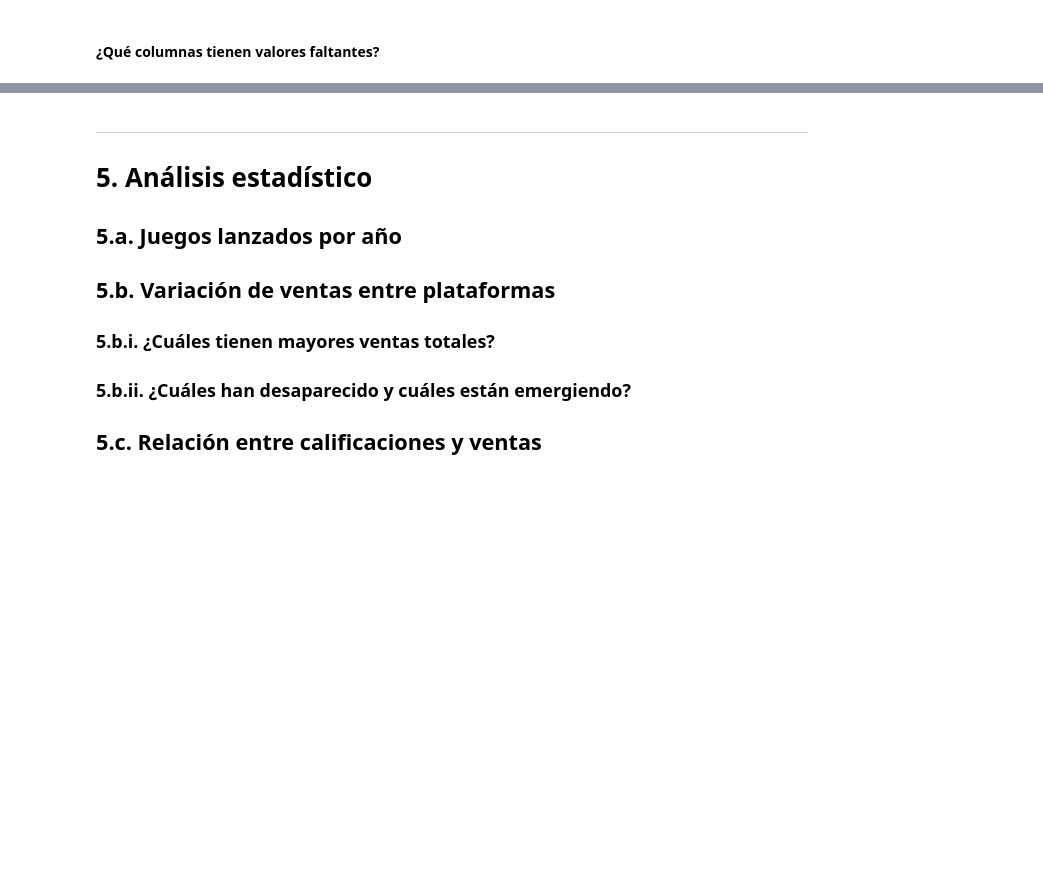
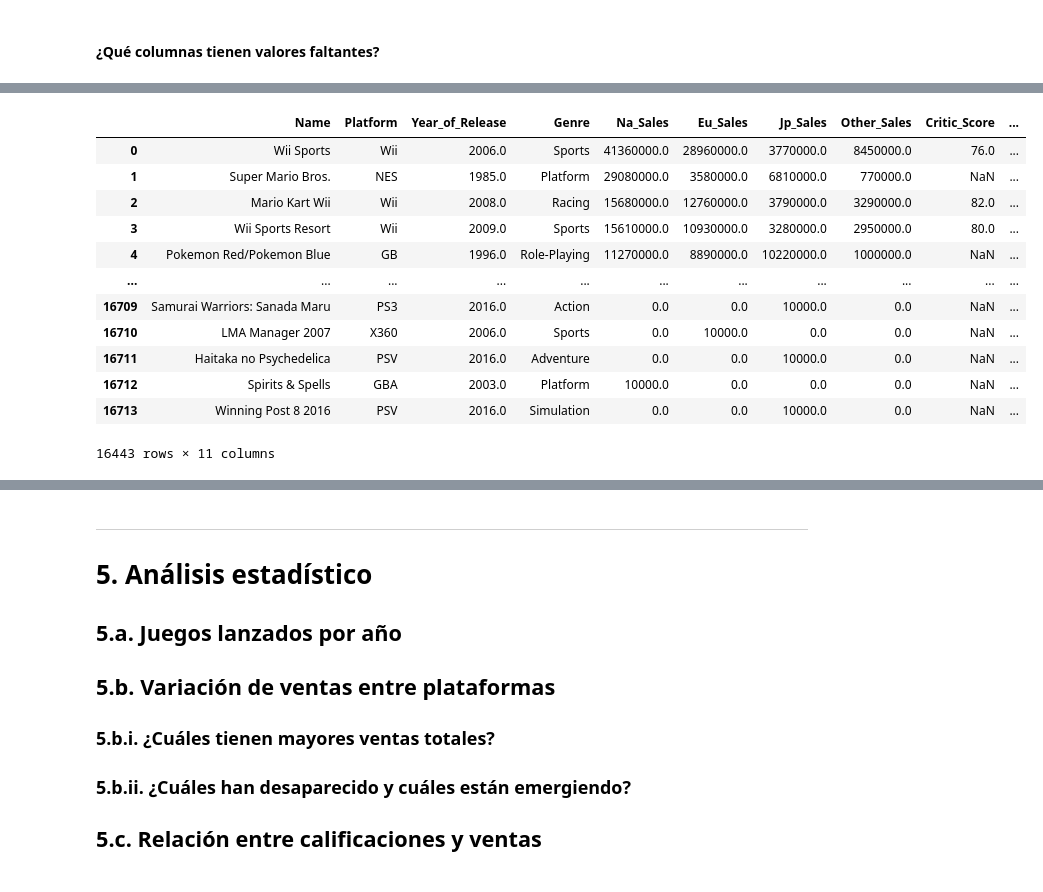
Before and after one commit to Volv1t3/MidtermDataAnalysisProject, a Jupyter notebook: src/python/notebooks/Proyecto_Fin_Semestre_Arellano.ipynb, the cells around one changed output, grey strips where cells are left out. Saved outputs shown, nothing was run; the diff lists cells and outputs as text; code cells hidden in the pictures; blank space fills up the shorter version.

```diff
--- a/src/python/notebooks/Proyecto_Fin_Semestre_Arellano.ipynb
+++ b/src/python/notebooks/Proyecto_Fin_Semestre_Arellano.ipynb
@@ -1574,0 +1666,5 @@ data_as_is[data_as_is['NA_sales'].isna()]
+# %%
+#? 1. Correccion individual de los nulos de la variable de Year of Release
+data_cleaned = data_cleaned[data_cleaned['Year_of_Release'].notna()]
+display(data_cleaned.head(10))
+data_cleaned['Year_of_Release'].isna().sum()
@@ -1574,0 +1686,17 @@ data_as_is[data_as_is['NA_sales'].isna()]
+# %%
+#? 2. Coreccion de los valores individuales de las ventas generales del dataset, transformando estos valores a numeros legibles
+"""
+Dado el tipo de dato regsitrado, usamos una multiplicacion a 1_000_000 por cada columna para obtener el valor real de millones de dolares para analisis apropiados y lectura legible de los datos
+"""
+critical_sales_columns = ['NA_sales','EU_sales','JP_sales','Other_sales']
+for column in critical_sales_columns:
+    data_cleaned[column] = data_cleaned[column].apply(func= lambda value: value * 1_000_000)
+
+"""
+Con los valores corregidos ahora corregimos los nombres, dado que todas las columnas usan el formato Camel + Snake, y solo estas columnas no lo usan
+"""
+for column in critical_sales_columns:
+    parts_sentenced_cased = [str.capitalize(part) for part in column.split('_')]
+    data_cleaned = data_cleaned.rename(columns= {column: '_'.join(parts_sentenced_cased)})
+
+display(data_cleaned.head(10))
@@ -1574,0 +1715,19 @@ data_as_is[data_as_is['NA_sales'].isna()]
+# %%
+#? 3. Correccion de los registros de Platform y Genre, eliminando los registros en donde estas son nulas del dataset juntas
+data_cleaned = data_cleaned[(data_cleaned['Platform'].notna()) & (data_cleaned['Genre'].notna())]
+
+data_cleaned
+# %% [output]
+|  | Name | Platform | Year_of_Release | Genre | Na_Sales | Eu_Sales | Jp_Sales | Other_Sales | Critic_Score | ... |
+| 0 | Wii Sports | Wii | 2006.0 | Sports | 41360000.0 | 28960000.0 | 3770000.0 | 8450000.0 | 76.0 | ... |
+| 1 | Super Mario Bros. | NES | 1985.0 | Platform | 29080000.0 | 3580000.0 | 6810000.0 | 770000.0 | NaN | ... |
+| 2 | Mario Kart Wii | Wii | 2008.0 | Racing | 15680000.0 | 12760000.0 | 3790000.0 | 3290000.0 | 82.0 | ... |
+| 3 | Wii Sports Resort | Wii | 2009.0 | Sports | 15610000.0 | 10930000.0 | 3280000.0 | 2950000.0 | 80.0 | ... |
+| 4 | Pokemon Red/Pokemon Blue | GB | 1996.0 | Role-Playing | 11270000.0 | 8890000.0 | 10220000.0 | 1000000.0 | NaN | ... |
+| ... | ... | ... | ... | ... | ... | ... | ... | ... | ... | ... |
+| 16709 | Samurai Warriors: Sanada Maru | PS3 | 2016.0 | Action | 0.0 | 0.0 | 10000.0 | 0.0 | NaN | ... |
+| 16710 | LMA Manager 2007 | X360 | 2006.0 | Sports | 0.0 | 10000.0 | 0.0 | 0.0 | NaN | ... |
+| 16711 | Haitaka no Psychedelica | PSV | 2016.0 | Adventure | 0.0 | 0.0 | 10000.0 | 0.0 | NaN | ... |
+| 16712 | Spirits & Spells | GBA | 2003.0 | Platform | 10000.0 | 0.0 | 0.0 | 0.0 | NaN | ... |
+| 16713 | Winning Post 8 2016 | PSV | 2016.0 | Simulation | 0.0 | 0.0 | 10000.0 | 0.0 | NaN | ... |
+16443 rows × 11 columns
```
Also changed, not shown: parts of 60 cells of this notebook.
